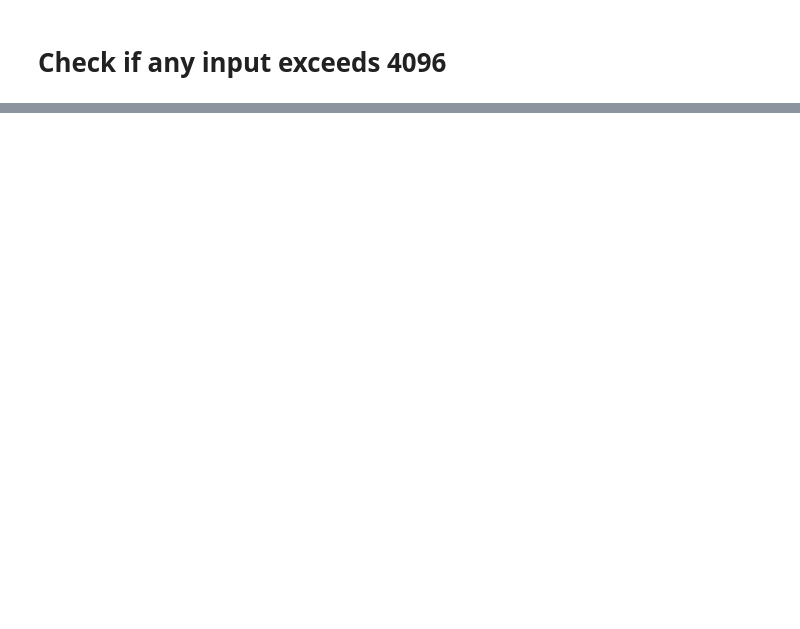
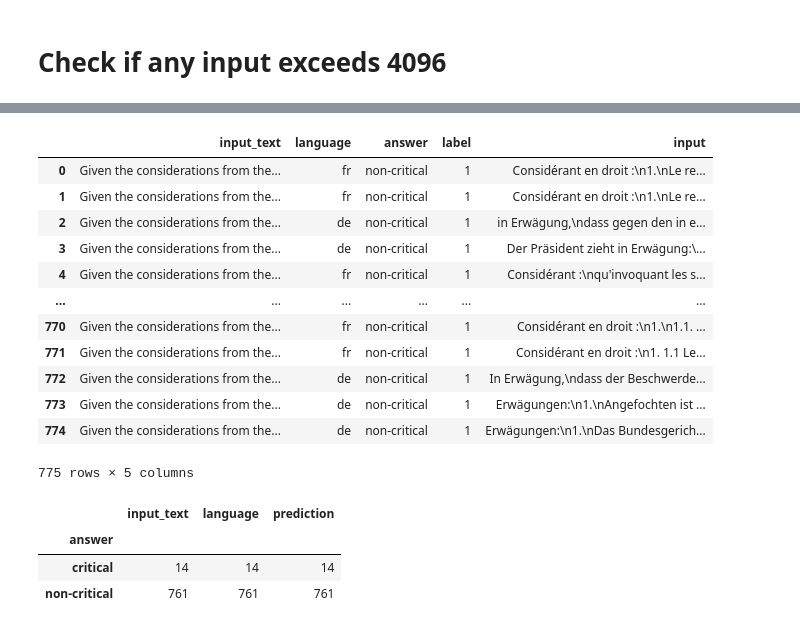
Before and after one commit to kapllan/zeroshot_lexglue, a Jupyter notebook: notebookes/DataAnalysis.ipynb, the cells around one changed output, grey strips where cells are left out. Saved outputs shown, nothing was run; the diff lists cells and outputs as text; code cells hidden in the pictures; blank space fills up the shorter version.

```diff
--- a/notebookes/DataAnalysis.ipynb
+++ b/notebookes/DataAnalysis.ipynb
@@ -173,0 +231,16 @@ all_data
+# %%
+pd.read_json("/Users/vetonmatoshi/Documents/Git/zeroshot_lexglue/data/instruction-following-examples/swiss_criticality_prediction_bge_considerations.jsonl", lines=True)
+# %% [output]
+|  | input_text | language | answer | label | input |
+| 0 | Given the considerations from the... | fr | non-critical | 1 | Considérant en droit :\n1.\nLe re... |
+| 1 | Given the considerations from the... | fr | non-critical | 1 | Considérant en droit :\n1.\nLe re... |
+| 2 | Given the considerations from the... | de | non-critical | 1 | in Erwägung,\ndass gegen den in e... |
+| 3 | Given the considerations from the... | de | non-critical | 1 | Der Präsident zieht in Erwägung:\... |
+| 4 | Given the considerations from the... | fr | non-critical | 1 | Considérant :\nqu'invoquant les s... |
+| ... | ... | ... | ... | ... | ... |
+| 770 | Given the considerations from the... | fr | non-critical | 1 | Considérant en droit :\n1.\n1.1. ... |
+| 771 | Given the considerations from the... | fr | non-critical | 1 | Considérant en droit :\n1. 1.1 Le... |
+| 772 | Given the considerations from the... | de | non-critical | 1 | In Erwägung,\ndass der Beschwerde... |
+| 773 | Given the considerations from the... | de | non-critical | 1 | Erwägungen:\n1.\nAngefochten ist ... |
+| 774 | Given the considerations from the... | de | non-critical | 1 | Erwägungen:\n1.\nDas Bundesgerich... |
+775 rows × 5 columns
@@ -173,0 +250,7 @@ all_data
+# %%
+preds.groupby('answer').count()
+# %% [output]
+|  | input_text | language | prediction |
+| answer |  |  |  |
+| critical | 14 | 14 | 14 |
+| non-critical | 761 | 761 | 761 |
```
Also changed, not shown: parts of 31 cells of this notebook, 14 other files.
